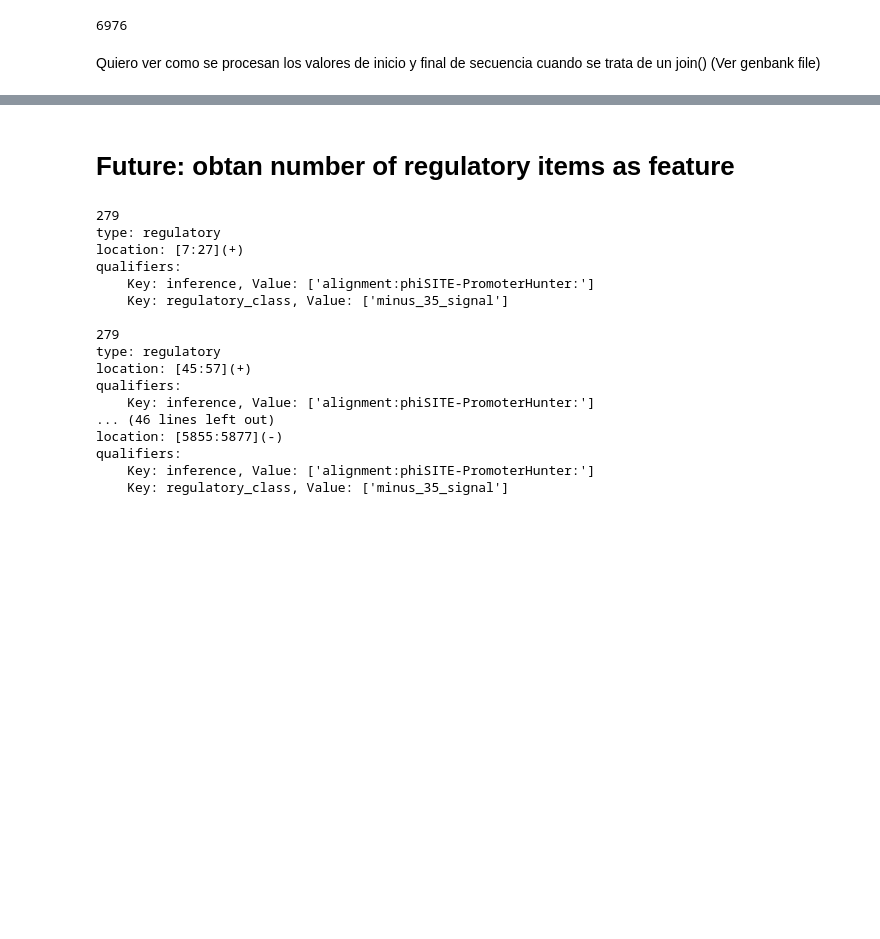
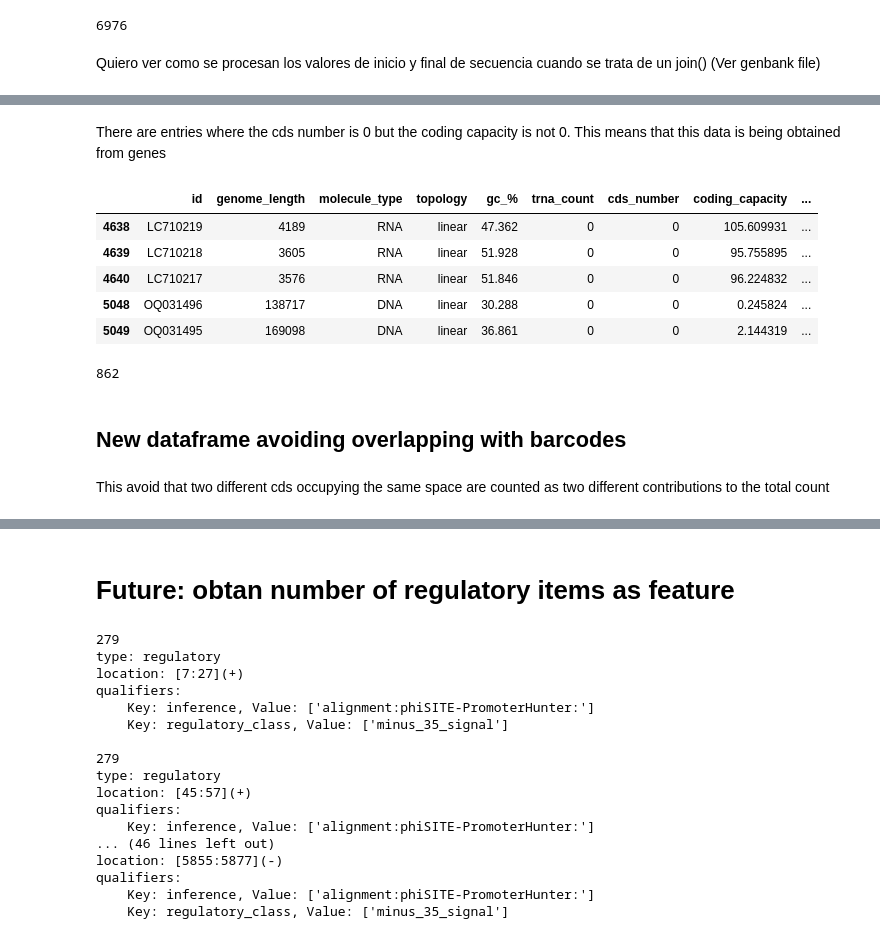
Before and after one commit to Alvaroguleon/Phage-predictor, a Jupyter notebook: notebooks/041_genbank_engineering.ipynb, the cells around one changed output, grey strips where cells are left out. Drawn from its saved outputs; the diff is of its cells as text; code cells hidden in the pictures; blank space fills up the shorter version.

```diff
--- a/notebooks/041_genbank_engineering.ipynb
+++ b/notebooks/041_genbank_engineering.ipynb
@@ -871,0 +939,33 @@ Feature number  11 has length  987 according to compound location and 987 accord
+# %%
+
+genbank_file_path2 =  "/Users/Alvaro/Desktop/phage/sequence.gb"
+
+# Read the GenBank file
+for record in SeqIO.parse(genbank_file_path2, "genbank"):
+
+    if record.id == "EF380009.1":
+        total_length = 0
+        feature_no = 1
+        for feature in record.features:
+
+            if feature.type == 'CDS':
+                print("Supposed start of sequence: ", str(feature.location.start))
+
+                print("Supposed end of sequence: ", str(feature.location.end))
+
+
+                #print(feature.extract)
+                print("Real start and end: ",str(feature.location))
+
+                print(len(list(feature.location)))
+
+                # print(feature.location.operator)
+                # print(feature.location.parts)
+                # print(feature.location.ref)
+                # print(feature.location.ref_db)
+                # print(feature.location.strand)
+                print("Feature number ", str(feature_no), 'has length ',str(len(feature.location)), "according to compound location and", str(len(FeatureLocation(feature.location.start, feature.location.end))), "according to pythoned perl")
+                feature_no += 1
+                print(dir(feature.location))
+                print()
+                break
@@ -871,0 +1336,15 @@ Feature number  11 has length  987 according to compound location and 987 accord
+# %% [markdown]
+There are entries where the cds number is 0 but the coding capacity is not 0. This means that this data is being obtained from genes
+# %%
+df[(df['cds_number'] == 0) & (df['coding_capacity'] != 0)].head()
+# %% [output]
+|  | id | genome_length | molecule_type | topology | gc_% | trna_count | cds_number | coding_capacity | ... |
+| 4638 | LC710219 | 4189 | RNA | linear | 47.362 | 0 | 0 | 105.609931 | ... |
+| 4639 | LC710218 | 3605 | RNA | linear | 51.928 | 0 | 0 | 95.755895 | ... |
+| 4640 | LC710217 | 3576 | RNA | linear | 51.846 | 0 | 0 | 96.224832 | ... |
+| 5048 | OQ031496 | 138717 | DNA | linear | 30.288 | 0 | 0 | 0.245824 | ... |
+| 5049 | OQ031495 | 169098 | DNA | linear | 36.861 | 0 | 0 | 2.144319 | ... |
+# %%
+(df['coding_capacity'] == 0).sum()
+# %% [output]
+862
@@ -871,0 +1355,4 @@ Feature number  11 has length  987 according to compound location and 987 accord
+# %% [markdown]
+## New dataframe avoiding overlapping with barcodes
+# %% [markdown]
+This avoid that two different cds occupying the same space are counted as two different contributions to the total count
```
Also changed, not shown: parts of 30 cells of this notebook, 2 other files.
